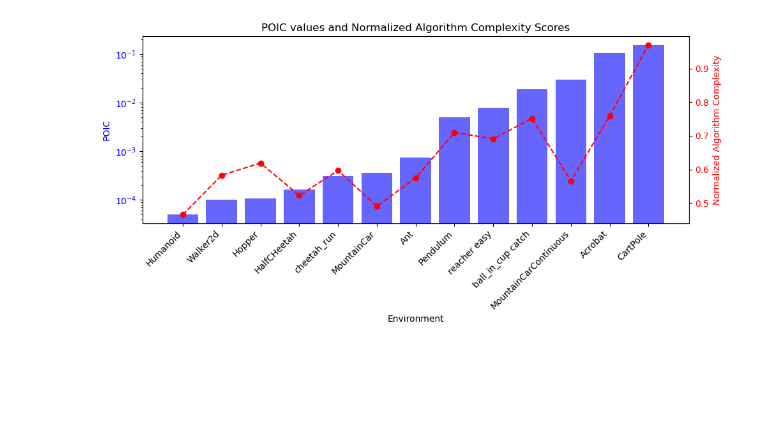
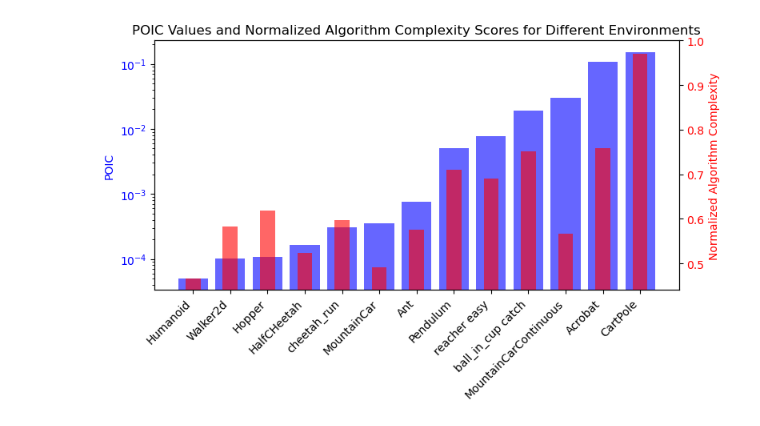
Before and after one commit to hannesill/latent-rl, a Jupyter notebook: poic_plots.ipynb, the cells around one changed output. Saved outputs shown, nothing was run; the diff lists cells and outputs as text; code cells hidden in the pictures; blank space fills up the shorter version.

Commit message:
Update POIC paper plots

```diff
--- a/poic_plots.ipynb
+++ b/poic_plots.ipynb
@@ -19,27 +19,29 @@ sorted_algo_complexity_pairs = sorted(zip(norm_algo_complexity_scores, poic_valu
 sorted_algo_complexity_scores, _ = zip(*sorted_algo_complexity_pairs)
 # %%
 # Plot the POIC values on a log scale on the left y-axis
-fig, ax1 = plt.subplots(figsize=(10, 5))
+fig, ax1 = plt.subplots(figsize=(8, 5))
 
 ax1.bar(sorted_poic_envs, sorted_poic_values, color='b', alpha=0.6, label='POIC')
 ax1.set_yscale('log')
-ax1.set_xlabel("Environment")
 ax1.set_ylabel("POIC", color='b')
 ax1.tick_params(axis='y', labelcolor='b')
 ax1.set_xticks(range(len(sorted_poic_envs)))
 ax1.set_xticklabels(sorted_poic_envs, rotation=45, ha="right")
 
 # Create a twin axis for the normalized algorithm complexity scores
+bar_width = 0.4
 ax2 = ax1.twinx()
-ax2.plot(sorted_poic_envs, sorted_algo_complexity_scores, color='r', marker='o', label='Normalized Algo Complexity', linestyle='--')
+ax2.bar(sorted_poic_envs, sorted_algo_complexity_scores, width=bar_width, color='r', alpha=0.6, label='Normalized Algo Complexity')
 ax2.set_ylabel("Normalized Algorithm Complexity", color='r')
 ax2.tick_params(axis='y', labelcolor='r')
+# Set y-axis limits
+ax2.set_ylim(sorted_algo_complexity_scores[0] - 0.025, 1)
 
 # Add a title and show the plot
-plt.title("POIC values and Normalized Algorithm Complexity Scores")
+plt.title("POIC Values and Normalized Algorithm Complexity Scores for Different Environments")
 fig.tight_layout()
 plt.show()
 # %% [output]
-[figure, old version]
+[figure, new version]
 # %%
 # Plot the POIC values on a log scale on the y axis and the normalized algorithm complexity scores on the x axis
```
Also changed, not shown: parts of 1 cell of this notebook.
